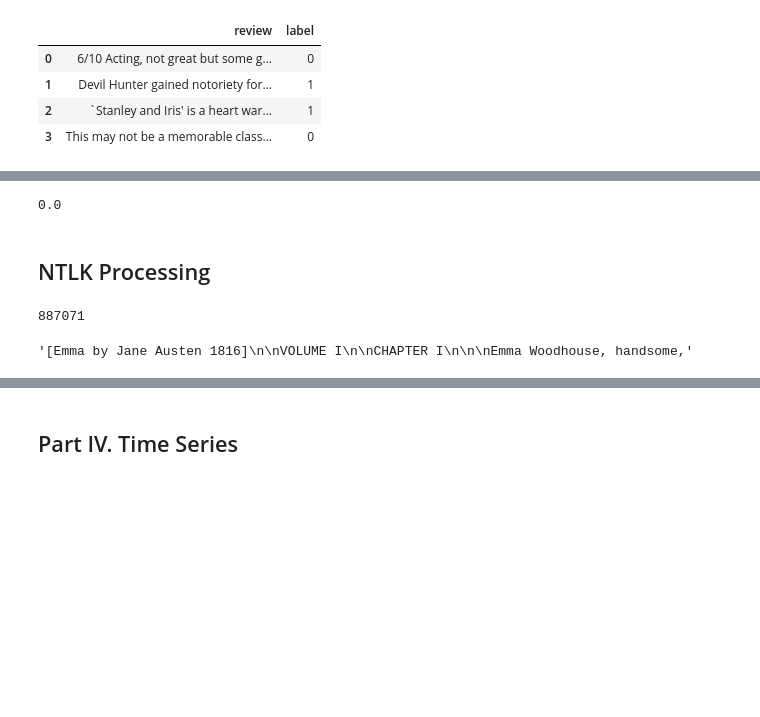
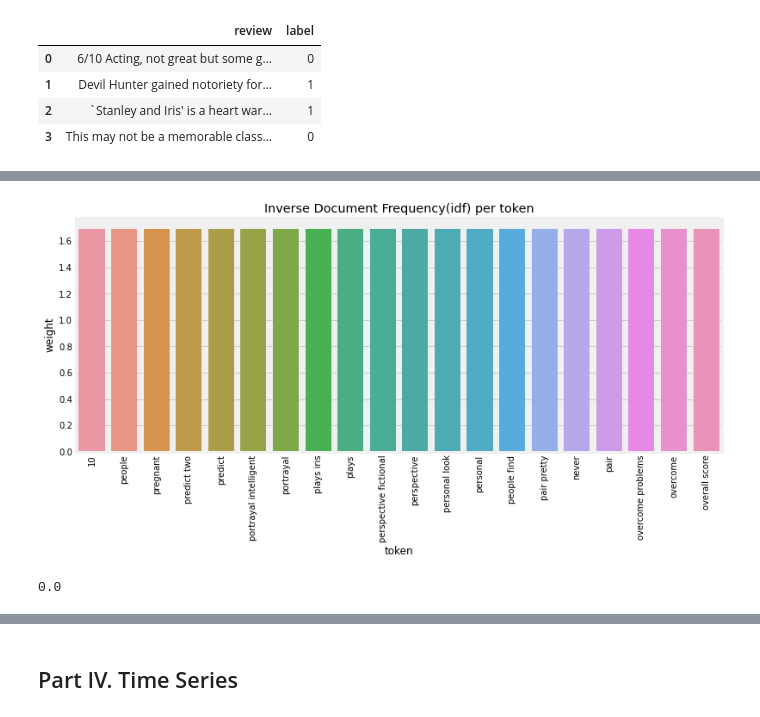
Before and after one commit to Astroraf/Phase-4-Review, a Jupyter notebook: Phase4Review.ipynb, the cells around one changed output, grey strips where cells are left out. Drawn from its saved outputs; the diff is of its cells as text; code cells hidden in the pictures; blank space fills up the shorter version.

```diff
--- a/Phase4Review.ipynb
+++ b/Phase4Review.ipynb
@@ -478,2 +517,11 @@ pd.DataFrame(train_features.todense())
+# %%
+sns.barplot(x="token", y='weight', data=token_weight.iloc[0:20])
+plt.title("Inverse Document Frequency(idf) per token")
+fig = plt.gcf()
+fig.set_size_inches(12,5)
+plt.xticks(rotation = 90)
+plt.show()
+# %% [output]
+[figure, added]
 # %%
 from sklearn.metrics import accuracy_score
@@ -481,4 +529,2 @@ accuracy_score(pred, y_test)
 # %% [output]
 0.0
-# %% [markdown]
-## NTLK Processing
@@ -493,8 +530,0 @@ import re
-# %%
-f = open('data/austen-emma.txt')
-raw = f.read()
-print(len(raw))
-raw[:75]
-# %% [output]
-887071
-'[Emma by Jane Austen 1816]\n\nVOLUME I\n\nCHAPTER I\n\n\nEmma Woodhouse, handsome,'
```
Also changed, not shown: parts of 31 cells of this notebook.
